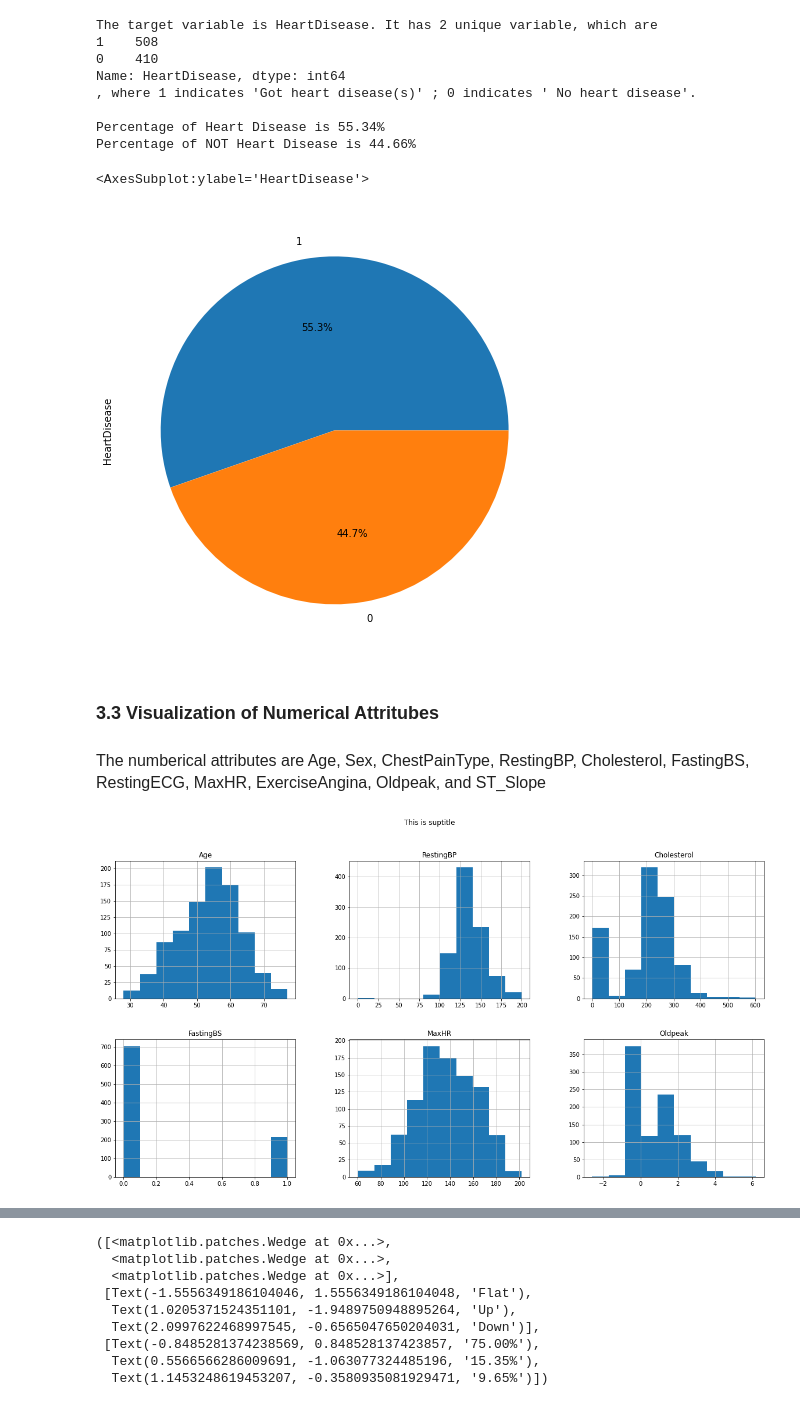
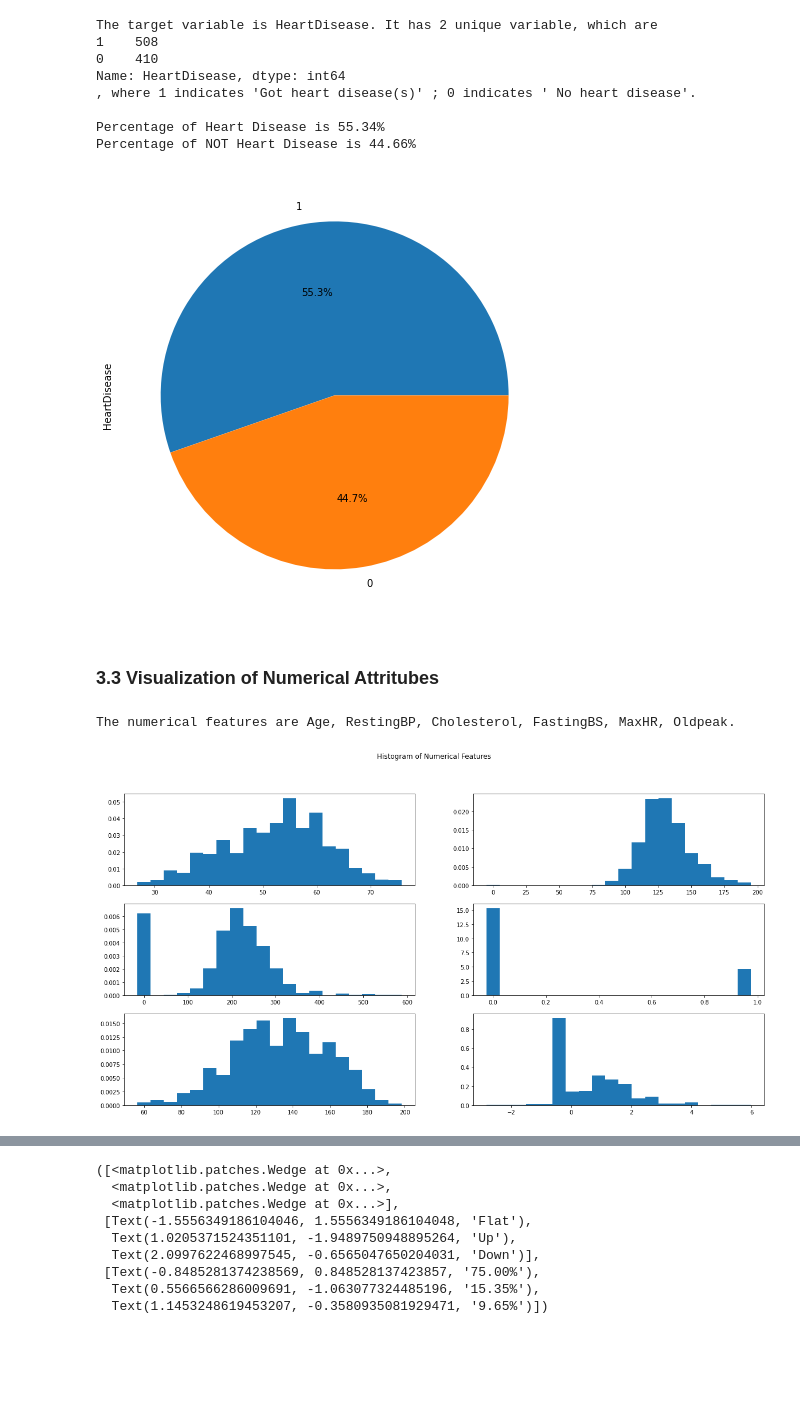
Before and after one commit to rskpdev/ECE-143-Project, a Jupyter notebook: notebooks/ece143project.ipynb, the cells around one changed output, grey strips where cells are left out. Drawn from its saved outputs; the diff is of its cells as text; code cells hidden in the pictures; blank space fills up the shorter version.

```diff
--- a/notebooks/ece143project.ipynb
+++ b/notebooks/ece143project.ipynb
@@ -79,24 +83,29 @@ Name: HeartDisease, dtype: int64
 Percentage of Heart Disease is 55.34%
 Percentage of NOT Heart Disease is 44.66%
 # %%
+fig, ax = plt.subplots()
 df["HeartDisease"].value_counts().plot(kind="pie", autopct='%1.1f%%', figsize=(8,8))
+fig.set_facecolor('white')
 # %% [output]
-<AxesSubplot:ylabel='HeartDisease'>
 [figure]
 # %% [markdown]
 ## <font size =4>3.3 Visualization of Numerical Attritubes </font>
-# %% [markdown]
-<font size = 3>The numberical attributes are Age, Sex, ChestPainType, RestingBP, Cholesterol, FastingBS, RestingECG, MaxHR, ExerciseAngina, Oldpeak, and ST_Slope	</font>
+# %%
+num_index = df.drop(['HeartDisease'], axis=1).select_dtypes('number').columns
+print("The numerical features are "+", ".join(i for i in num_index)+".")
+# %% [output]
+The numerical features are Age, RestingBP, Cholesterol, FastingBS, MaxHR, Oldpeak.
 # %%
-num_att = df.drop(['HeartDisease'], axis=1).select_dtypes('number').columns
-fig, axes = plt.subplots(2,3, figsize=(20,10))
-fig.suptitle('This is suptitle')
+
+fig, axes = plt.subplots(3,2, figsize=(20,10))
+fig.suptitle('Histogram of Numerical Features')
 #df_cols= df.columns.values.tolist()
-df_cols_num, n_rows, n_cols=0, 2, 3
+df_cols_num, n_rows, n_cols=0, 3, 2
 for row_num in range(n_rows):
     for col_num in range(n_cols):
-        df.hist(column=num_att[df_cols_num],ax=axes[row_num][col_num])
+        axes[row_num, col_num].hist(df[num_index[df_cols_num]], bins=20, density=True,align='left')
+        #df.hist(column=num_index[df_cols_num],ax=axes[row_num][col_num])
         df_cols_num+=1
 # %% [output]
-[figure, old version]
+[figure, new version]
 # %%
```
Also changed, not shown: parts of 8 cells of this notebook.
